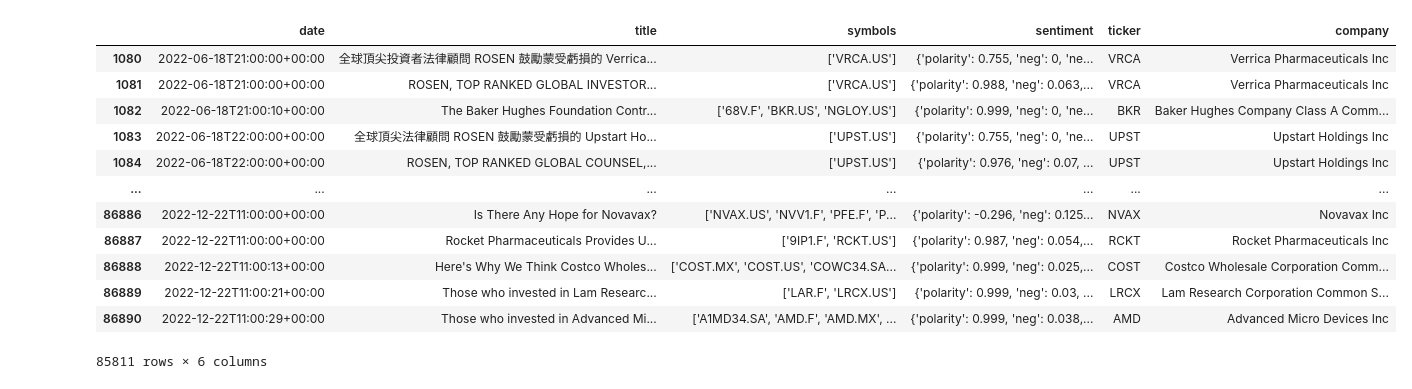
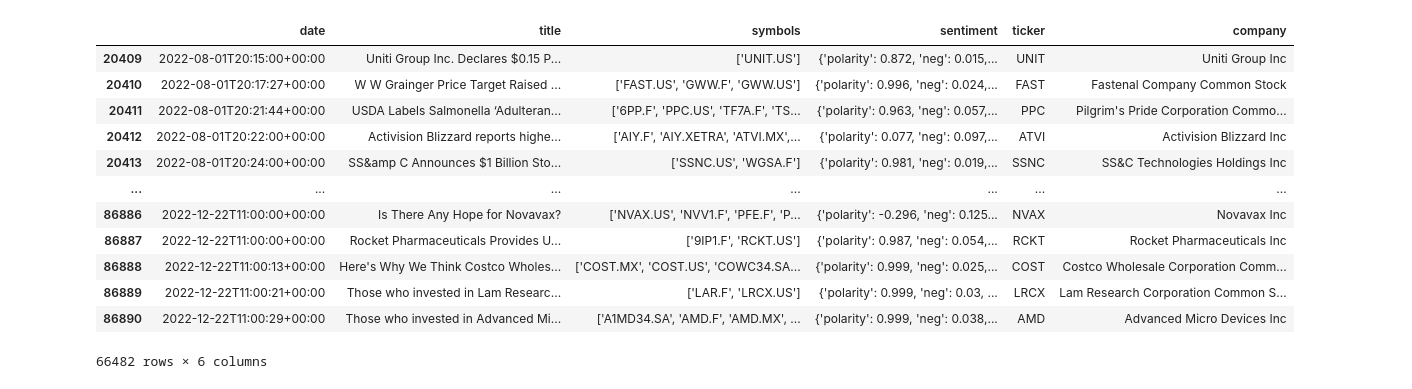
Before and after one commit to sebasfaurby/IntroSocial23, a Jupyter notebook: Exam final/Data collection/Open-AI-API-final.ipynb, the cells around one changed output. Drawn from its saved outputs; the diff is of its cells as text; code cells hidden in the pictures.

```diff
--- a/Exam final/Data collection/Open-AI-API-final.ipynb
+++ b/Exam final/Data collection/Open-AI-API-final.ipynb
@@ -9,48 +9,64 @@ from pathlib import Path
 import time
 
 # Set your OpenAI API key here
-openai.api_key = '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'
+openai.api_key = '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'
 
 # # show working directory
 # os.getcwd()
 
 # # change working directory
 cwd = Path.cwd()
 
 # Loading csv file with data
 news_final = pd.read_csv('news_df_split_final_seb.csv')
 
 # Sorting by company name and reseting index
 news_final = news_final.sort_values(by=['date','company']).reset_index(drop = True)
 
 # list of headlines
 headlines_list = news_final['title'].astype(str)
 
 # Using a list comprehension to replace ';' in titles
 titles_replace_list = [headlines.replace(';', ' ') for headlines in headlines_list]
 
 # Update the 'title' column
 news_final['title'] = titles_replace_list
 
 
 # Data filtering for testing
-news_df = news_final
 news_df2 = news_final.copy()
-news_df = news_df[1080:]
+#news_df3 = news_final[1080:]
+#news_df4 = news_final[3524:]
+#news_df5 = news_final[9118:]
+#news_df6 = news_final[9289:]
+#news_df7 = news_final[10524:]
+#news_df8 = news_final[10929:]
+#news_df9 = news_final[11620:]
+#news_df10 = news_final[12954:]
+#news_df11 = news_final[13368:]
+#news_df12 = news_final[15198:]
+#news_df13 = news_final[15743:]
+#news_df = news_final[17969:]
+#news_df = news_final[18527:]
+
+news_df = news_final[20409:]
+
+
+news_df
 # %% [output]
 |  | date | title | symbols | sentiment | ticker | company |
-| 1080 | 2022-06-18T21:00:00+00:00 | 全球頂尖投資者法律顧問 ROSEN 鼓勵蒙受虧損的 Verrica... | ['VRCA.US'] | {'polarity': 0.755, 'neg': 0, 'ne... | VRCA | Verrica Pharmaceuticals Inc |
-| 1081 | 2022-06-18T21:00:00+00:00 | ROSEN, TOP RANKED GLOBAL INVESTOR... | ['VRCA.US'] | {'polarity': 0.988, 'neg': 0.063,... | VRCA | Verrica Pharmaceuticals Inc |
-| 1082 | 2022-06-18T21:00:10+00:00 | The Baker Hughes Foundation Contr... | ['68V.F', 'BKR.US', 'NGLOY.US'] | {'polarity': 0.999, 'neg': 0, 'ne... | BKR | Baker Hughes Company Class A Comm... |
-| 1083 | 2022-06-18T22:00:00+00:00 | 全球頂尖法律顧問 ROSEN 鼓勵蒙受虧損的 Upstart Ho... | ['UPST.US'] | {'polarity': 0.755, 'neg': 0, 'ne... | UPST | Upstart Holdings Inc |
-| 1084 | 2022-06-18T22:00:00+00:00 | ROSEN, TOP RANKED GLOBAL COUNSEL,... | ['UPST.US'] | {'polarity': 0.976, 'neg': 0.07, ... | UPST | Upstart Holdings Inc |
+| 20409 | 2022-08-01T20:15:00+00:00 | Uniti Group Inc. Declares $0.15 P... | ['UNIT.US'] | {'polarity': 0.872, 'neg': 0.015,... | UNIT | Uniti Group Inc |
+| 20410 | 2022-08-01T20:17:27+00:00 | W W Grainger Price Target Raised ... | ['FAST.US', 'GWW.F', 'GWW.US'] | {'polarity': 0.996, 'neg': 0.024,... | FAST | Fastenal Company Common Stock |
+| 20411 | 2022-08-01T20:21:44+00:00 | USDA Labels Salmonella ‘Adulteran... | ['6PP.F', 'PPC.US', 'TF7A.F', 'TS... | {'polarity': 0.963, 'neg': 0.057,... | PPC | Pilgrim's Pride Corporation Commo... |
+| 20412 | 2022-08-01T20:22:00+00:00 | Activision Blizzard reports highe... | ['AIY.F', 'AIY.XETRA', 'ATVI.MX',... | {'polarity': 0.077, 'neg': 0.097,... | ATVI | Activision Blizzard Inc |
+| 20413 | 2022-08-01T20:24:00+00:00 | SS&amp C Announces $1 Billion Sto... | ['SSNC.US', 'WGSA.F'] | {'polarity': 0.981, 'neg': 0.019,... | SSNC | SS&C Technologies Holdings Inc |
 | ... | ... | ... | ... | ... | ... | ... |
 | 86886 | 2022-12-22T11:00:00+00:00 | Is There Any Hope for Novavax? | ['NVAX.US', 'NVV1.F', 'PFE.F', 'P... | {'polarity': -0.296, 'neg': 0.125... | NVAX | Novavax Inc |
 | 86887 | 2022-12-22T11:00:00+00:00 | Rocket Pharmaceuticals Provides U... | ['9IP1.F', 'RCKT.US'] | {'polarity': 0.987, 'neg': 0.054,... | RCKT | Rocket Pharmaceuticals Inc |
 | 86888 | 2022-12-22T11:00:13+00:00 | Here's Why We Think Costco Wholes... | ['COST.MX', 'COST.US', 'COWC34.SA... | {'polarity': 0.999, 'neg': 0.025,... | COST | Costco Wholesale Corporation Comm... |
 | 86889 | 2022-12-22T11:00:21+00:00 | Those who invested in Lam Researc... | ['LAR.F', 'LRCX.US'] | {'polarity': 0.999, 'neg': 0.03, ... | LRCX | Lam Research Corporation Common S... |
 | 86890 | 2022-12-22T11:00:29+00:00 | Those who invested in Advanced Mi... | ['A1MD34.SA', 'AMD.F', 'AMD.MX', ... | {'polarity': 0.999, 'neg': 0.038,... | AMD | Advanced Micro Devices Inc |
-85811 rows × 6 columns
+66482 rows × 6 columns
 # %%
 # Log function
 def log(logfile, Index, titles,companys,dates=os.getcwd()):
```
Also changed, not shown: parts of 1 cell of this notebook, 25 other files.
